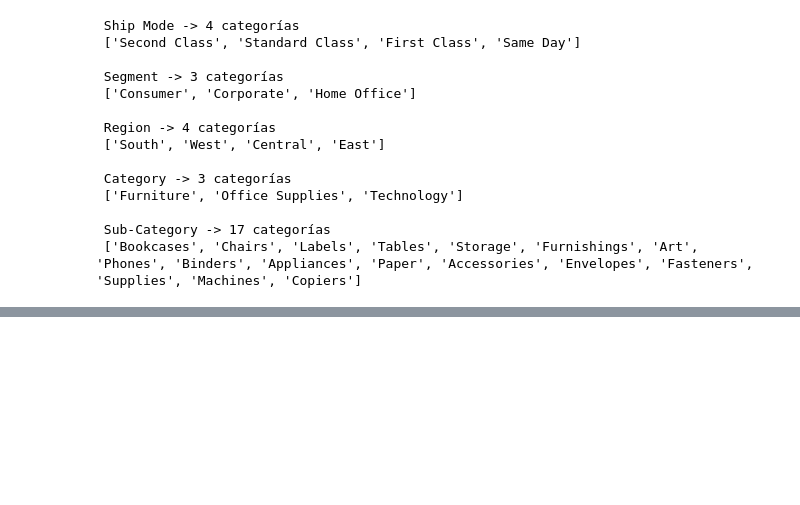
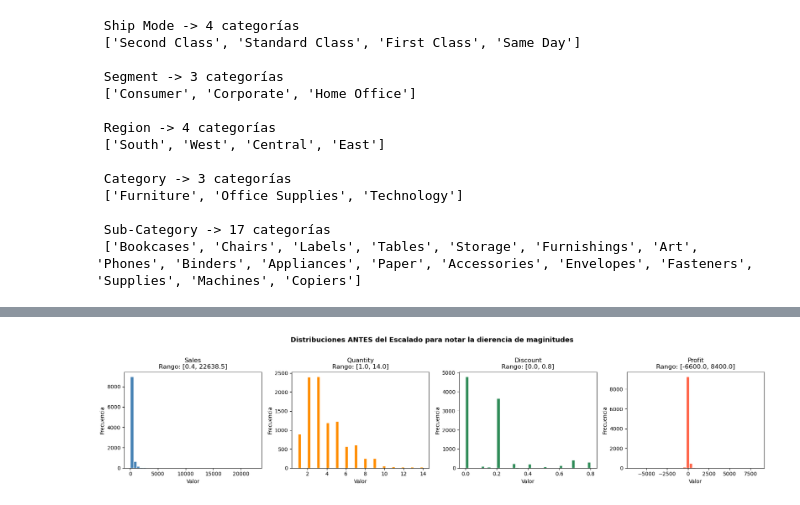
Before and after one commit to Jorge0827/MasterIA-Cohorte7, a Jupyter notebook: Modulo2/clase_1_EDA/clase_1_EDA.ipynb, the cells around one changed output, grey strips where cells are left out. Cells and saved outputs as stored; diff of their text form; code cells hidden in the pictures; blank space fills up the shorter version.

```diff
--- a/Modulo2/clase_1_EDA/clase_1_EDA.ipynb
+++ b/Modulo2/clase_1_EDA/clase_1_EDA.ipynb
@@ -128,0 +142,27 @@ Escalado de Variables:
+# %%
+#Seleccinonar las 4 variables necesarias
+
+variables_nums = ['Sales', 'Quantity', 'Discount', 'Profit']
+
+#Creamos dataframe
+df_nums = df[variables_nums].copy()
+
+#Visualización de los datos
+fig, axes = plt.subplots(1, 4, figsize=(18, 4))
+
+colores = ['steelblue', 'darkorange', 'seagreen', 'tomato']
+
+for i, col in enumerate(variables_nums):
+    df_nums[col].plot(kind='hist', bins=40, ax=axes[i], color=colores[i], edgecolor='white')
+
+    axes[i].set_title(f'{col}\nRango: [{df_nums[col].min():.1f}, {df_nums[col].max():.1f}]')
+    axes[i].set_xlabel('Valor')
+    axes[i].set_ylabel('Frecuencia')
+
+
+plt.suptitle('Distribuciones ANTES del Escalado para notar la dierencia de maginitudes', fontsize=13, fontweight='bold', y=1.02)
+
+plt.tight_layout()
+plt.show()
+# %% [output]
+[figure, added]
```
Also changed, not shown: parts of 5 cells of this notebook, 2 other files.
